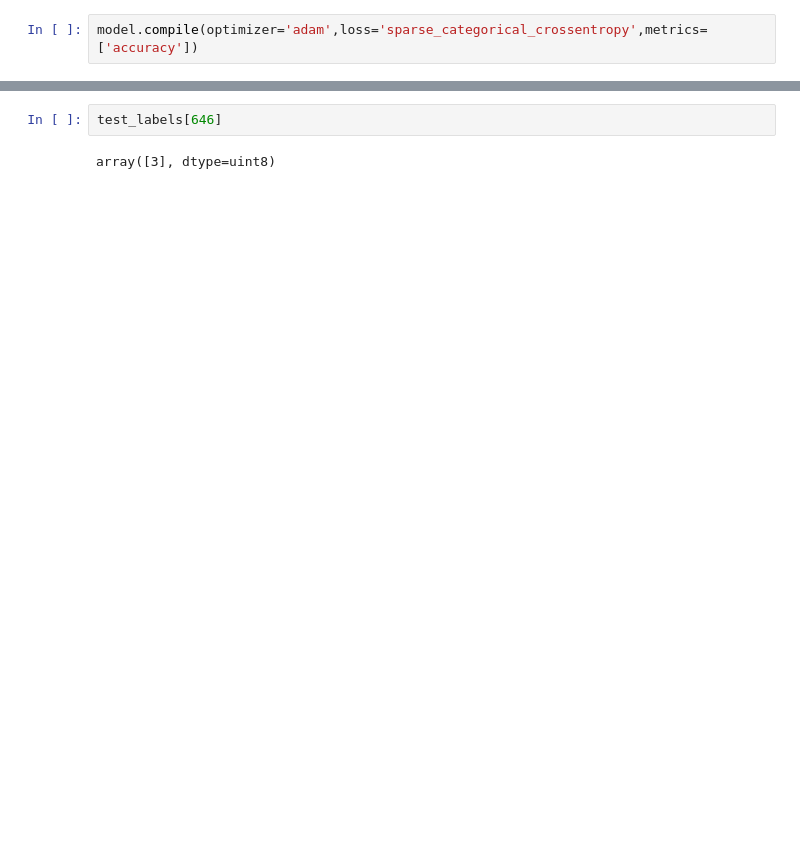
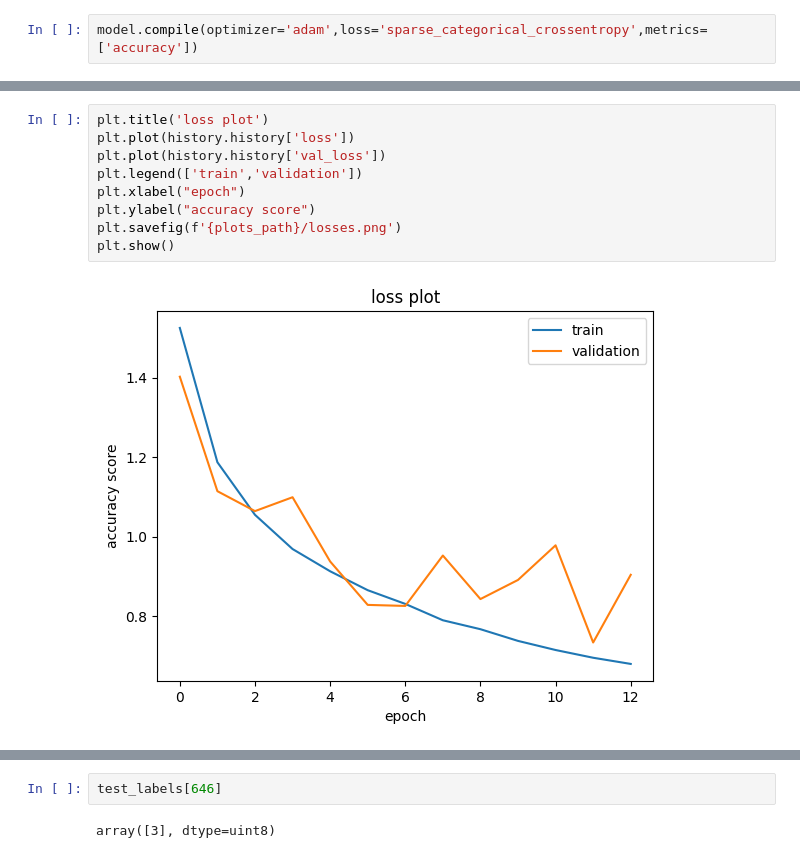
Before and after one commit to Nirikshan95/-Basic-CNN-for-Image-Classification-on-CIFAR-10, a Jupyter notebook: notebooks/cnn_cifar10.ipynb, the cells around one changed output, grey strips where cells are left out. Cells and saved outputs as stored; diff of their text form; blank space fills up the shorter version.

```diff
--- a/notebooks/cnn_cifar10.ipynb
+++ b/notebooks/cnn_cifar10.ipynb
@@ -113,3 +128,14 @@ Text(0, 0.5, 'accuracy score')
+# %%
+plt.title('loss plot')
+plt.plot(history.history['loss'])
+plt.plot(history.history['val_loss'])
+plt.legend(['train','validation'])
+plt.xlabel("epoch")
+plt.ylabel("accuracy score")
+plt.savefig(f'{plots_path}/losses.png')
+plt.show()
+# %% [output]
+[figure, added]
 # %%
 #model evaluation
 loss,accuracy=model.evaluate(scaled_test_x,test_labels)
```
Also changed, not shown: parts of 16 cells of this notebook, 5 other files.
